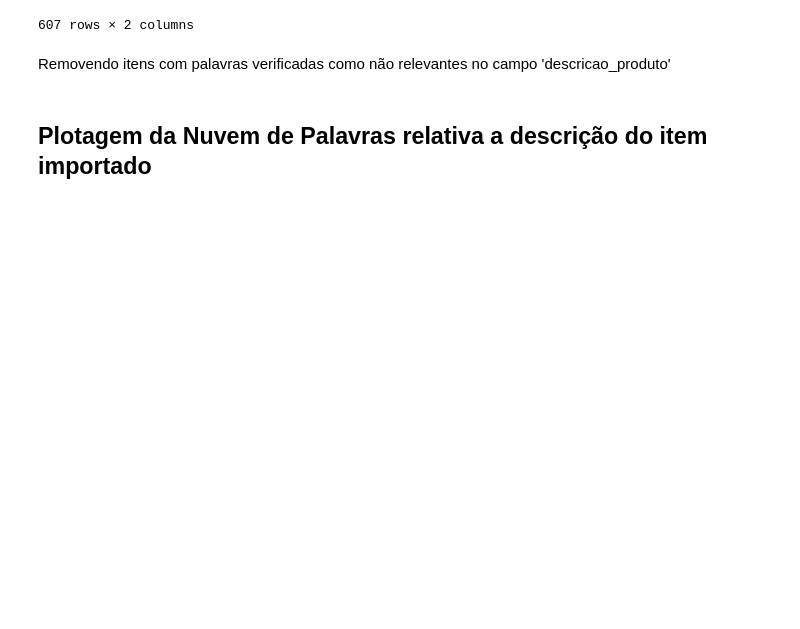
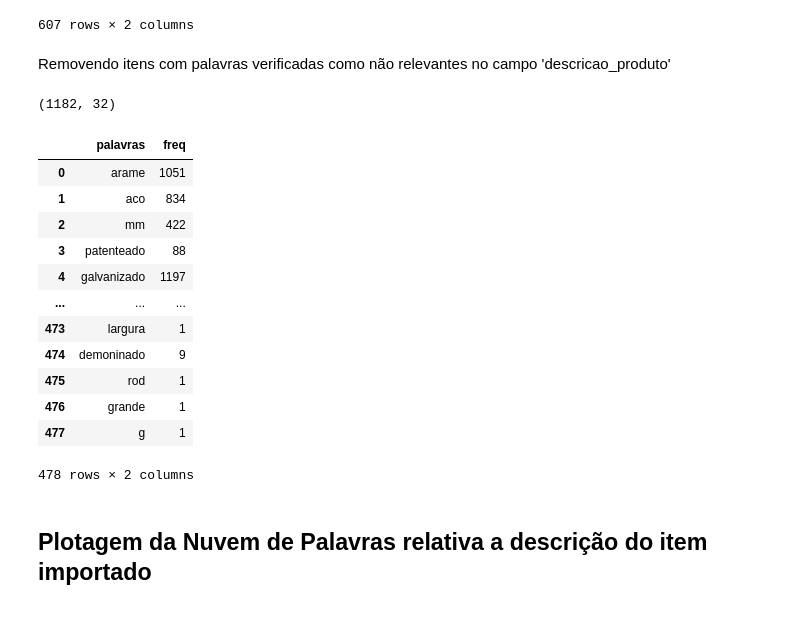
Before and after one commit to Mastroiani/TCC, a Jupyter notebook: TTOAED.ipynb, the cells around one changed output. Cells and saved outputs as stored; diff of their text form; code cells hidden in the pictures; blank space fills up the shorter version.

```diff
--- a/TTOAED.ipynb
+++ b/TTOAED.ipynb
@@ -570,6 +587,7 @@ def search_desc_prod(text):
     for comparador in [
             'aluminio',
             'aluminio-liga',
+            'ferro ',
             'plastico',
             'plasticos',
             'plasticos.utilizacao',
@@ -593,17 +611,40 @@ def search_desc_prod(text):
             'mascara',
             'mascaras',
             'mask',
-            'laca'
-        ]:
-
-        if(re.search(unidecode(comparador),unidecode(text))):
-            achou = True
-            return False
+            'laca '
+            ]:
+            if(re.search(unidecode(comparador),unidecode(text))):
+                achou = True
+                return False
     if(not achou):
         return text
 
 df_filtrado['descricao_do_produto'] = df_filtrado['descricao_do_produto'].apply(lambda x: search_desc_prod(x))
 df_filtrado = df_filtrado[df_filtrado['descricao_do_produto'] != False]
+df_filtrado.shape
+# %% [output]
+(1182, 32)
+# %%
+ls_df_filtrado2 = list(df_filtrado['descricao_do_produto'].values)
+str_ls2 = " ".join(ls_df_filtrado2)
+palavras2=nltk.word_tokenize(str_ls2)
+
+freq_desc_prod2 = FreqDist(palavras2)
+pd.DataFrame(list(dict(freq_desc_prod2).items()),columns=['palavras','freq'])
+# %% [output]
+|  | palavras | freq |
+| 0 | arame | 1051 |
+| 1 | aco | 834 |
+| 2 | mm | 422 |
+| 3 | patenteado | 88 |
+| 4 | galvanizado | 1197 |
+| ... | ... | ... |
+| 473 | largura | 1 |
+| 474 | demoninado | 9 |
+| 475 | rod | 1 |
+| 476 | grande | 1 |
+| 477 | g | 1 |
+478 rows × 2 columns
 # %% [markdown]
 <h2>Plotagem da Nuvem de Palavras relativa a descrição do item importado<h2>
 # %%
```
Also changed, not shown: parts of 11 cells of this notebook.
